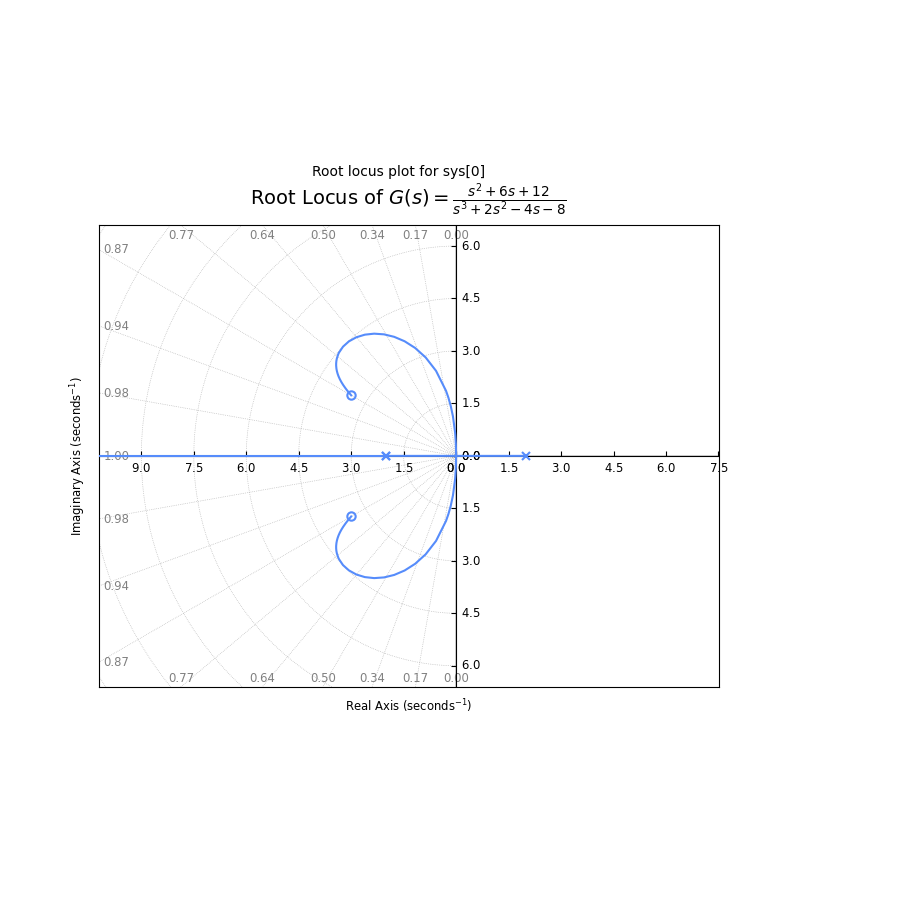
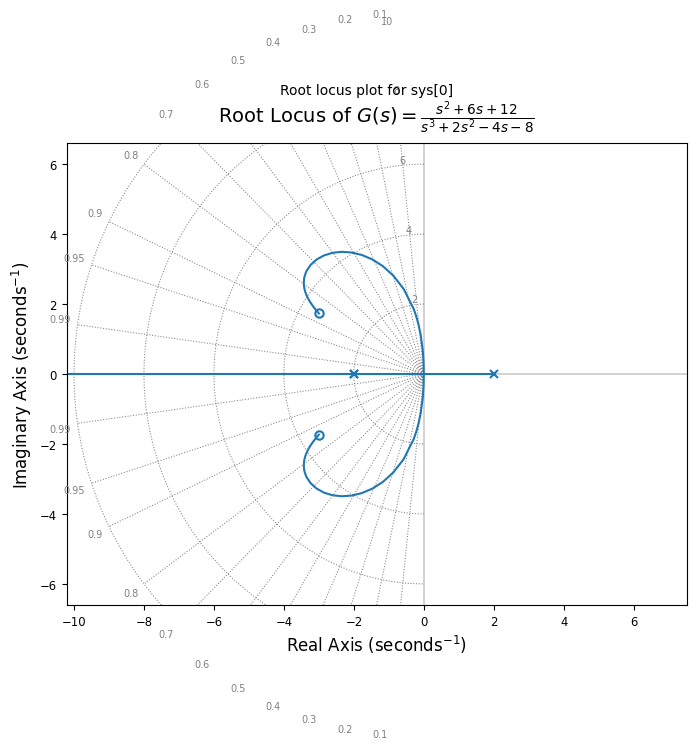
The change to this notebook cell's code, shown as a diff; its figure went from the first image to the second:
--- before
+++ after
@@ -2,9 +2,4 @@
 
 ct.root_locus(G, grid=True)
-
-# Ensure the blue root locus lines are drawn over the axes
-for line in plt.gca().get_lines():
-    if line.get_color() != 'black':
-        line.set_zorder(3)
 
 plt.title(fr'Root Locus of $G(s) = {latex_standard}$', fontsize=14, pad=15)

Commit: optimized notebook plotting and updated readme